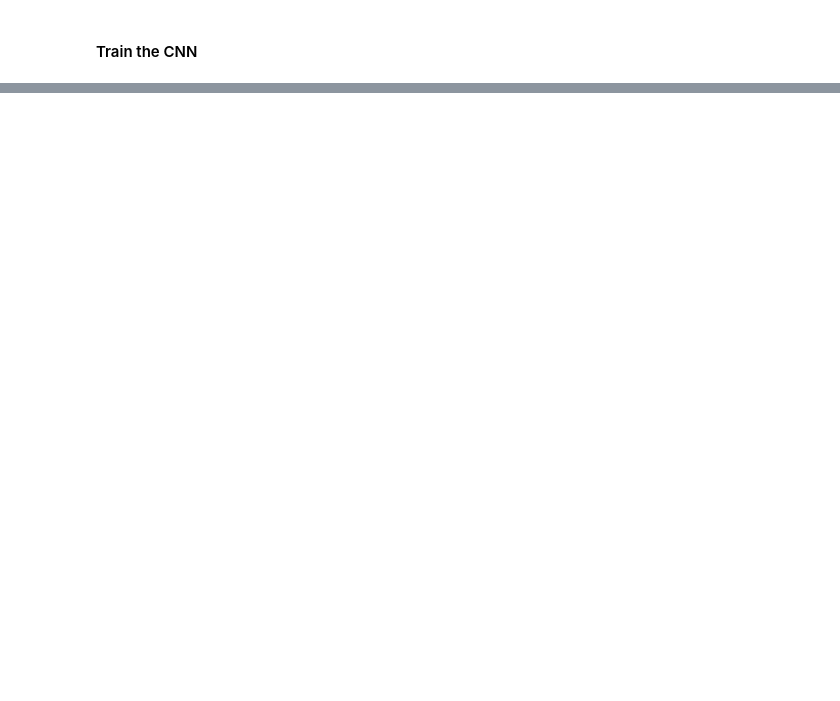
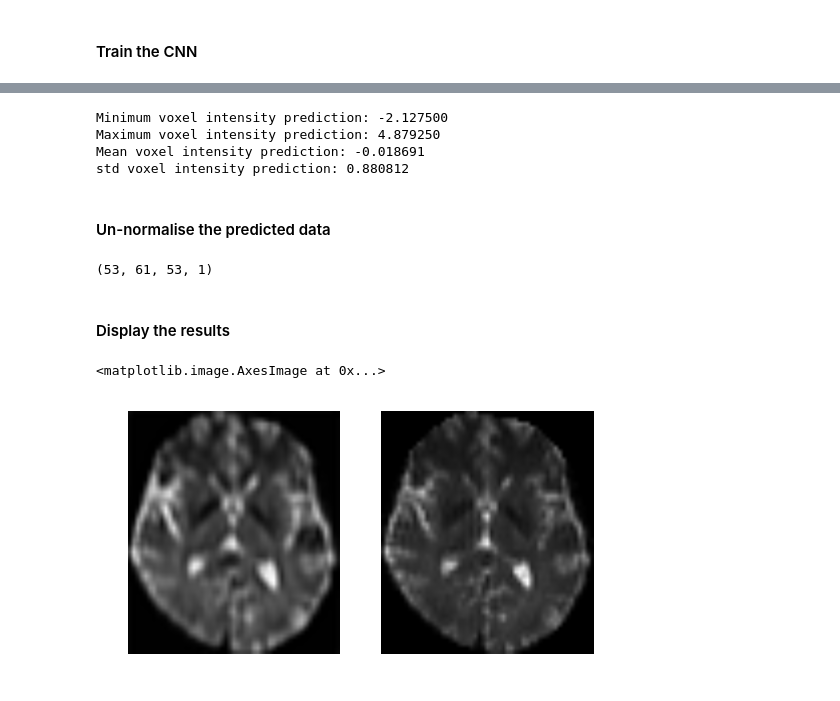
Before and after one commit to shivamdhall/MRIDataHarmonisation, a Jupyter notebook: Development/DIPY_NIBABEL.ipynb, the cells around one changed output, grey strips where cells are left out. Saved outputs shown, nothing was run; the diff lists cells and outputs as text; code cells hidden in the pictures; blank space fills up the shorter version.

```diff
--- a/Development/DIPY_NIBABEL.ipynb
+++ b/Development/DIPY_NIBABEL.ipynb
@@ -699,0 +761,41 @@ print('Finished Training')
+# %%
+for test_data in testloader: #batch processing
+        test_inputs = test_data['inp']
+        test_labels = test_data['out']
+        total += len(test_labels)
+
+        test_outputs = net(Variable(test_inputs))
+        predicted_data = test_outputs.data[0].numpy()
+        print ('Minimum voxel intensity prediction: %f' %torch.min(test_outputs.data[0]))
+        print ('Maximum voxel intensity prediction: %f' %torch.max(test_outputs.data[0]))
+        print ('Mean voxel intensity prediction: %f' %torch.mean(test_outputs.data[0]))
+        print ('std voxel intensity prediction: %f' %torch.std(test_outputs.data[0]))
+# %% [output]
+Minimum voxel intensity prediction: -2.127500
+Maximum voxel intensity prediction: 4.879250
+Mean voxel intensity prediction: -0.018691
+std voxel intensity prediction: 0.880812
+# %% [markdown]
+#### Un-normalise the predicted data
+# %%
+#reshape the array to be W x H x D
+predicted_data = predicted_data.transpose(2,3,1,0)
+predicted_data.shape
+# %% [output]
+(53, 61, 53, 1)
+# %%
+predicted_data = (predicted_data * training_output_std) + training_output_mean
+# %%
+predicted_data[predicted_data < 0] = 0
+# %% [markdown]
+#### Display the results
+# %%
+plt.figure
+plt.subplot(1,2,1).set_axis_off()
+plt.imshow(predicted_data[:, :, 30, 0].T, cmap='gray', origin='lower')
+plt.subplot(1,2,2)
+plt.subplot(1, 2, 2).set_axis_off()
+plt.imshow(S0sScan1[:, :, 30, 11].T, cmap='gray', origin='lower')
+# %% [output]
+<matplotlib.image.AxesImage at 0x...>
+[figure, added]
```
Also changed, not shown: parts of 12 cells of this notebook, 1 other file.
